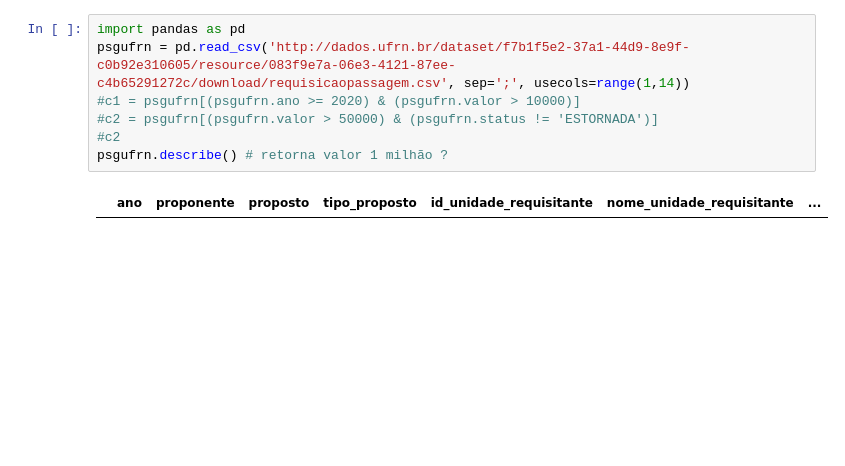
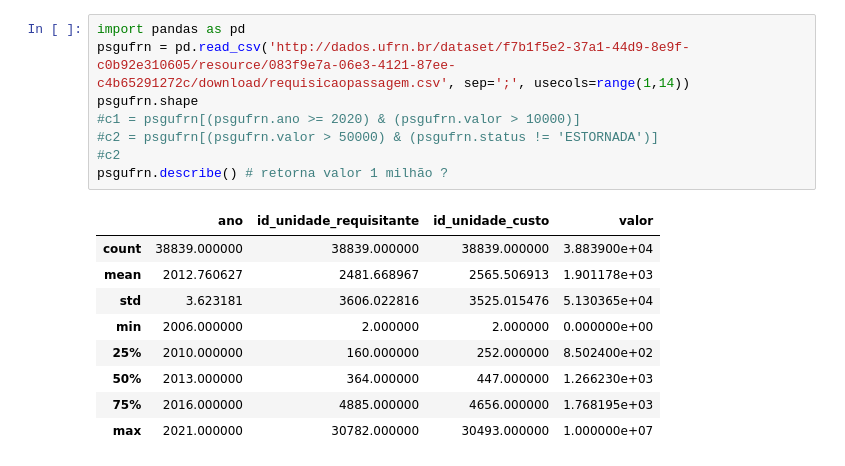
Before and after one commit to josenalde/datascience, a Jupyter notebook: nb7aed.ipynb, the cells around one changed output. Drawn from its saved outputs; the diff is of its cells as text; blank space fills up the shorter version.

```diff
--- a/nb7aed.ipynb
+++ b/nb7aed.ipynb
@@ -1,9 +1,18 @@
 # %%
 import pandas as pd
 psgufrn = pd.read_csv('http://dados.ufrn.br/dataset/f7b1f5e2-37a1-44d9-8e9f-c0b92e310605/resource/083f9e7a-06e3-4121-87ee-c4b65291272c/download/requisicaopassagem.csv', sep=';', usecols=range(1,14))
+psgufrn.shape
 #c1 = psgufrn[(psgufrn.ano >= 2020) & (psgufrn.valor > 10000)]
 #c2 = psgufrn[(psgufrn.valor > 50000) & (psgufrn.status != 'ESTORNADA')]
 #c2
 psgufrn.describe() # retorna valor 1 milhão ?
 # %% [output]
-|  | ano | proponente | proposto | tipo_proposto | id_unidade_requisitante | nome_unidade_requisitante | ... |
+|  | ano | id_unidade_requisitante | id_unidade_custo | valor |
+| count | 38839.000000 | 38839.000000 | 38839.000000 | 3.883900e+04 |
+| mean | 2012.760627 | 2481.668967 | 2565.506913 | 1.901178e+03 |
+| std | 3.623181 | 3606.022816 | 3525.015476 | 5.130365e+04 |
+| min | 2006.000000 | 2.000000 | 2.000000 | 0.000000e+00 |
+| 25% | 2010.000000 | 160.000000 | 252.000000 | 8.502400e+02 |
+| 50% | 2013.000000 | 364.000000 | 447.000000 | 1.266230e+03 |
+| 75% | 2016.000000 | 4885.000000 | 4656.000000 | 1.768195e+03 |
+| max | 2021.000000 | 30782.000000 | 30493.000000 | 1.000000e+07 |
```
Also changed, not shown: parts of 1 cell of this notebook.
